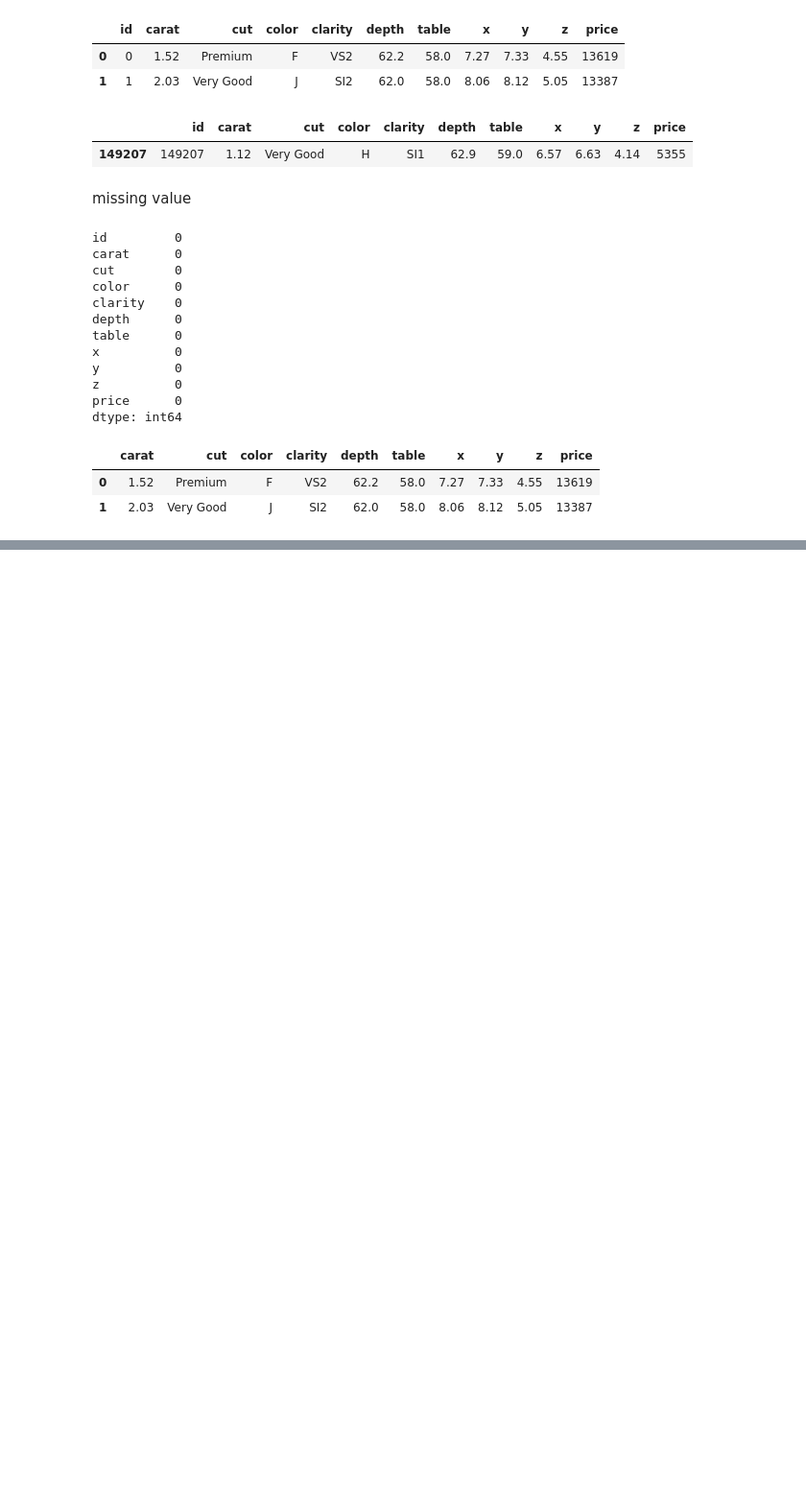
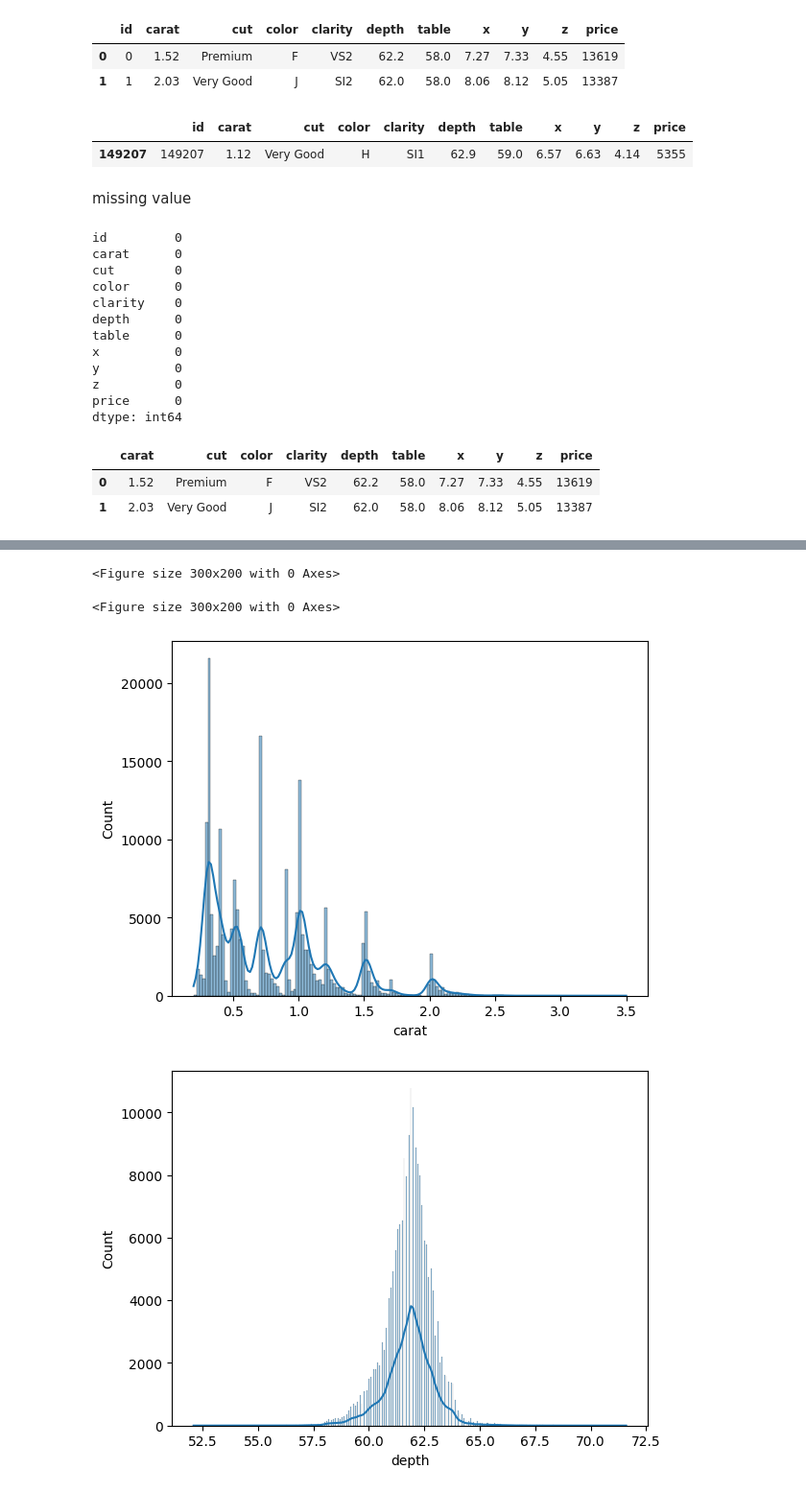
Before and after one commit to LataData/hello, a Jupyter notebook: notebooks/research.ipynb, the cells around one changed output, grey strips where cells are left out. Shown at 96% size. Saved outputs shown, nothing was run; the diff lists cells and outputs as text; code cells hidden in the pictures; blank space fills up the shorter version.

```diff
--- a/notebooks/research.ipynb
+++ b/notebooks/research.ipynb
@@ -39,0 +64,4 @@ df.head(2)
+# %%
+categorical_columns=df.columns[df.dtypes=="object"]
+# %%
+numerical_columns=df.columns[df.dtypes!="object"]
@@ -39,0 +86,3 @@ df.head(2)
+# %%
+for i in categorical_columns:
+    print(df[i].value_counts())
@@ -39,0 +112,13 @@ df.head(2)
+# %%
+plt.figure(figsize=(3,2))
+# %% [output]
+<Figure size 300x200 with 0 Axes>
+<Figure size 300x200 with 0 Axes>
+# %%
+for i in numerical_columns:
+    sns.histplot(df,x=i,kde=True)
+    print("\n")
+    plt.show()
+# %% [output]
+[figure, added]
+[figure, added]
```
Also changed, not shown: parts of 18 cells of this notebook.
